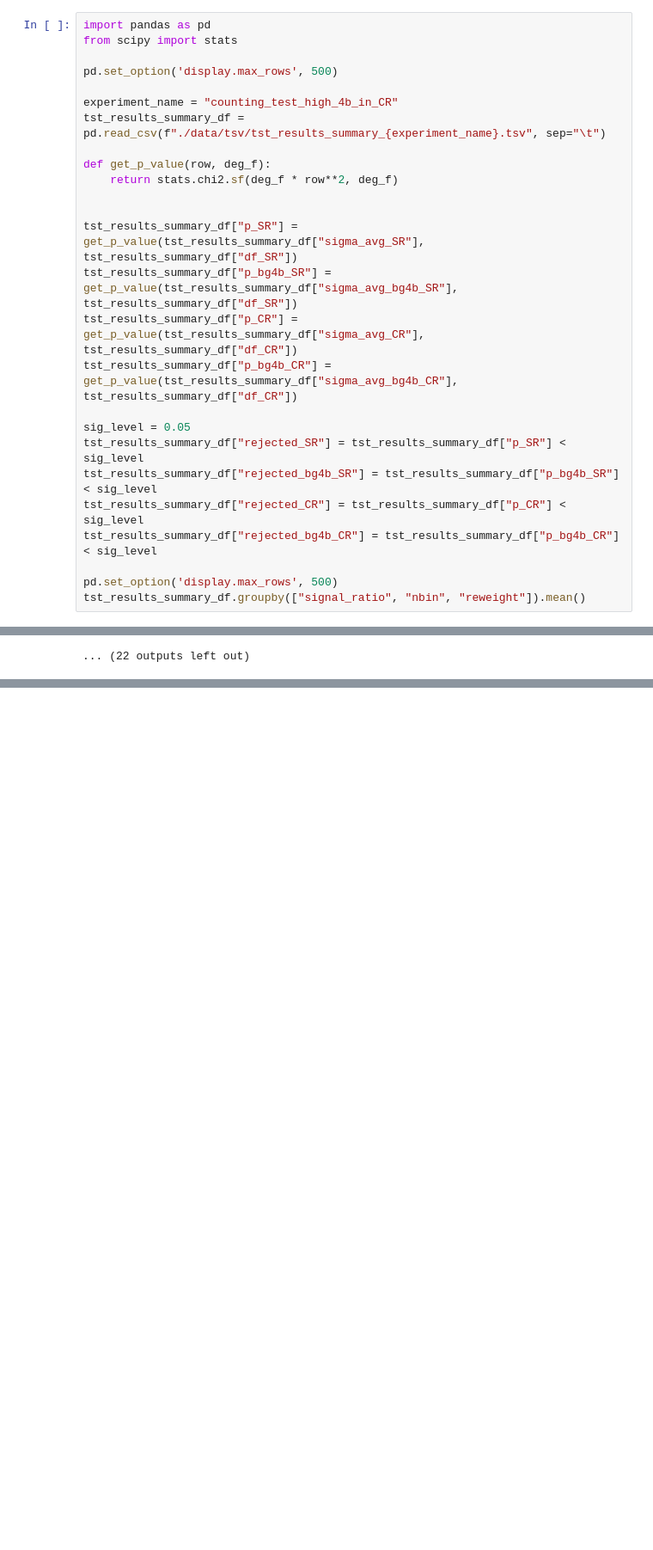
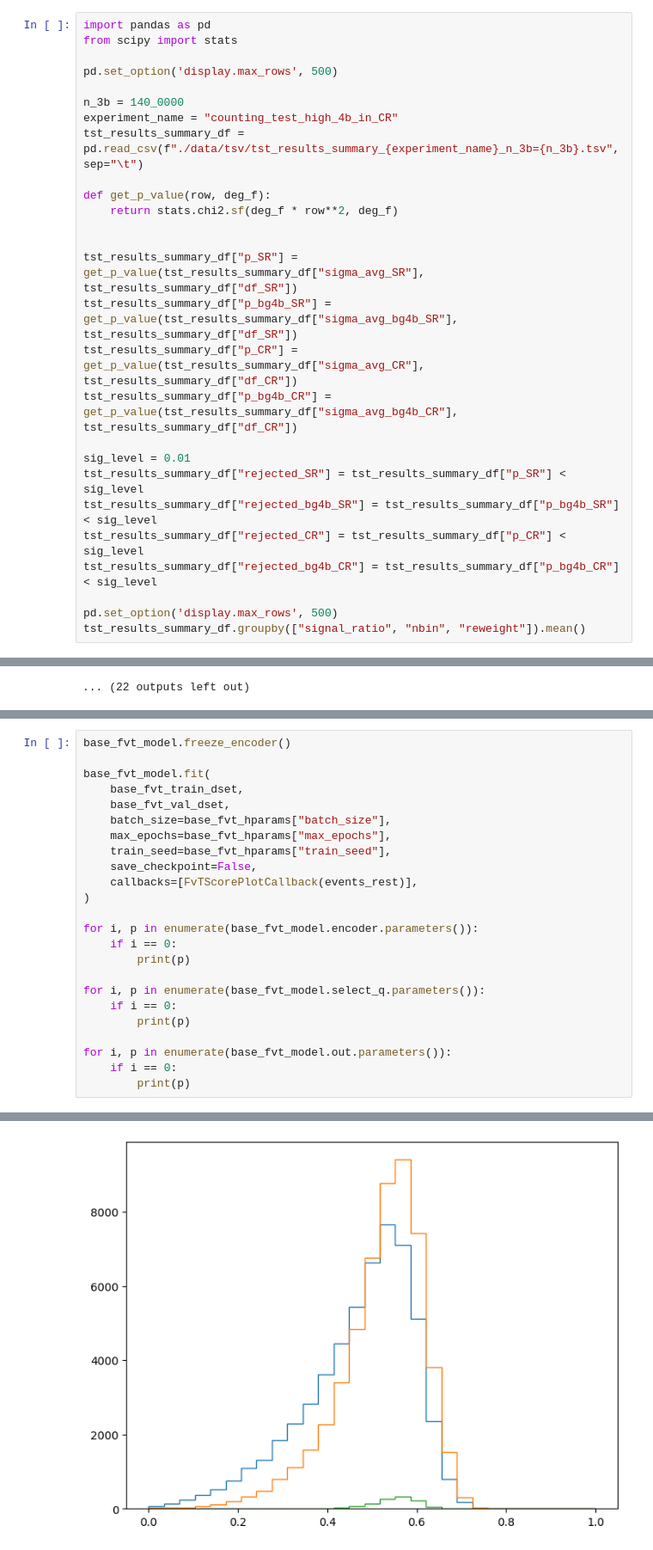
Before and after one commit to soheunyi/SRFinder, a Jupyter notebook: soheun/notebooks/counting_test_tmp.ipynb, the cells around one changed output, grey strips where cells are left out. Shown at 86% size. Cells and saved outputs as stored; diff of their text form; blank space fills up the shorter version.

```diff
--- a/soheun/notebooks/counting_test_tmp.ipynb
+++ b/soheun/notebooks/counting_test_tmp.ipynb
@@ -156,8 +156,9 @@ from scipy import stats
 
 pd.set_option('display.max_rows', 500)
 
+n_3b = 140_0000
 experiment_name = "counting_test_high_4b_in_CR"
-tst_results_summary_df = pd.read_csv(f"./data/tsv/tst_results_summary_{experiment_name}.tsv", sep="\t")
+tst_results_summary_df = pd.read_csv(f"./data/tsv/tst_results_summary_{experiment_name}_n_3b={n_3b}.tsv", sep="\t")
 
 def get_p_value(row, deg_f):
     return stats.chi2.sf(deg_f * row**2, deg_f)
@@ -168,7 +169,7 @@ tst_results_summary_df["p_bg4b_SR"] = get_p_value(tst_results_summary_df["sigma_
 tst_results_summary_df["p_CR"] = get_p_value(tst_results_summary_df["sigma_avg_CR"], tst_results_summary_df["df_CR"])
 tst_results_summary_df["p_bg4b_CR"] = get_p_value(tst_results_summary_df["sigma_avg_bg4b_CR"], tst_results_summary_df["df_CR"])
 
-sig_level = 0.05
+sig_level = 0.01
 tst_results_summary_df["rejected_SR"] = tst_results_summary_df["p_SR"] < sig_level
 tst_results_summary_df["rejected_bg4b_SR"] = tst_results_summary_df["p_bg4b_SR"] < sig_level
 tst_results_summary_df["rejected_CR"] = tst_results_summary_df["p_CR"] < sig_level
@@ -455,0 +600,25 @@ LOCAL_RANK: 0 - CUDA_VISIBLE_DEVICES: [0]
+# %%
+base_fvt_model.freeze_encoder()
+
+base_fvt_model.fit(
+    base_fvt_train_dset,
+    base_fvt_val_dset,
+    batch_size=base_fvt_hparams["batch_size"],
+    max_epochs=base_fvt_hparams["max_epochs"],
+    train_seed=base_fvt_hparams["train_seed"],
+    save_checkpoint=False,
+    callbacks=[FvTScorePlotCallback(events_rest)],
+)
+
+for i, p in enumerate(base_fvt_model.encoder.parameters()):
+    if i == 0:
+        print(p)
+
+for i, p in enumerate(base_fvt_model.select_q.parameters()):
+    if i == 0:
+        print(p)
+
+for i, p in enumerate(base_fvt_model.out.parameters()):
+    if i == 0:
+        print(p)
+# %% [output]
@@ -455,0 +643 @@ LOCAL_RANK: 0 - CUDA_VISIBLE_DEVICES: [0]
+[figure, added]
```
Also changed, not shown: parts of 8 cells of this notebook, 21 other files.
